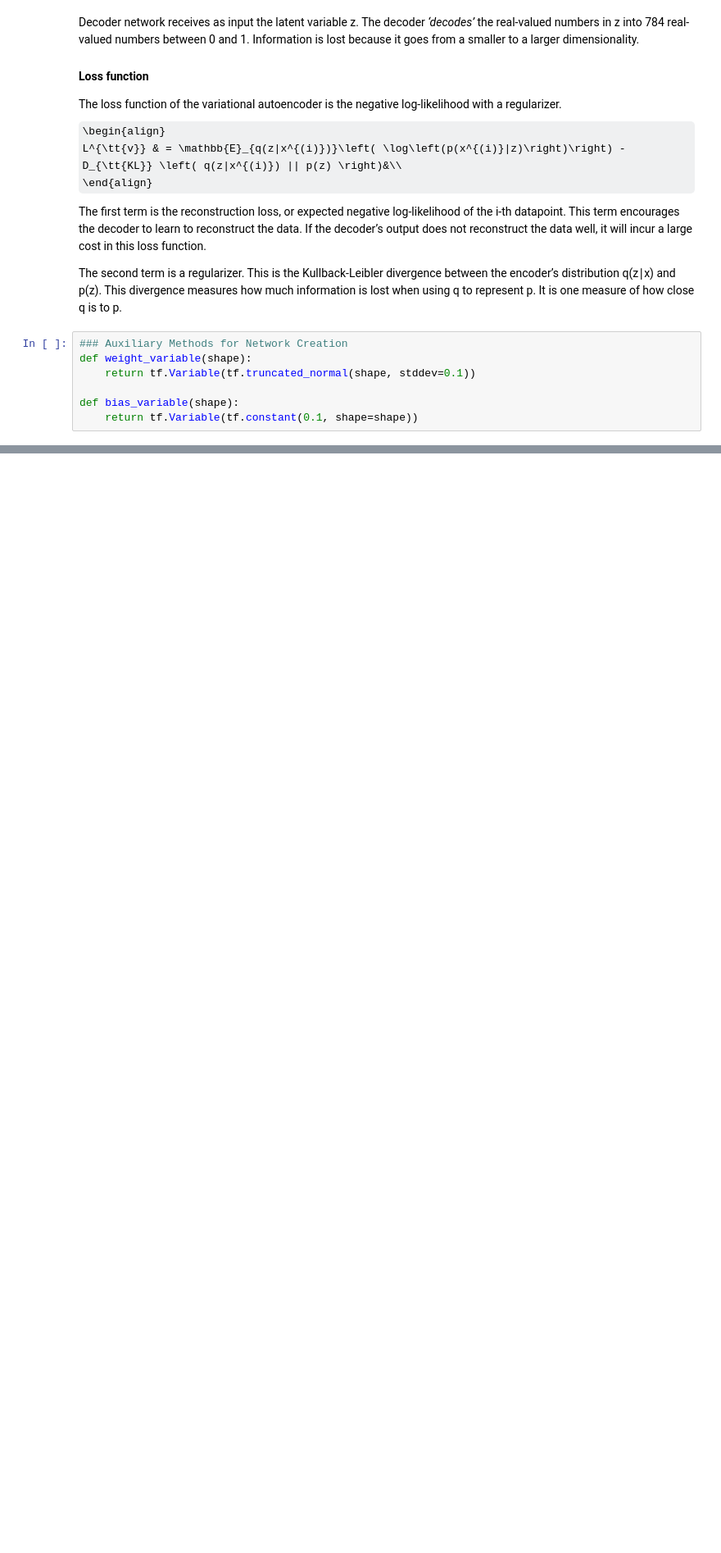
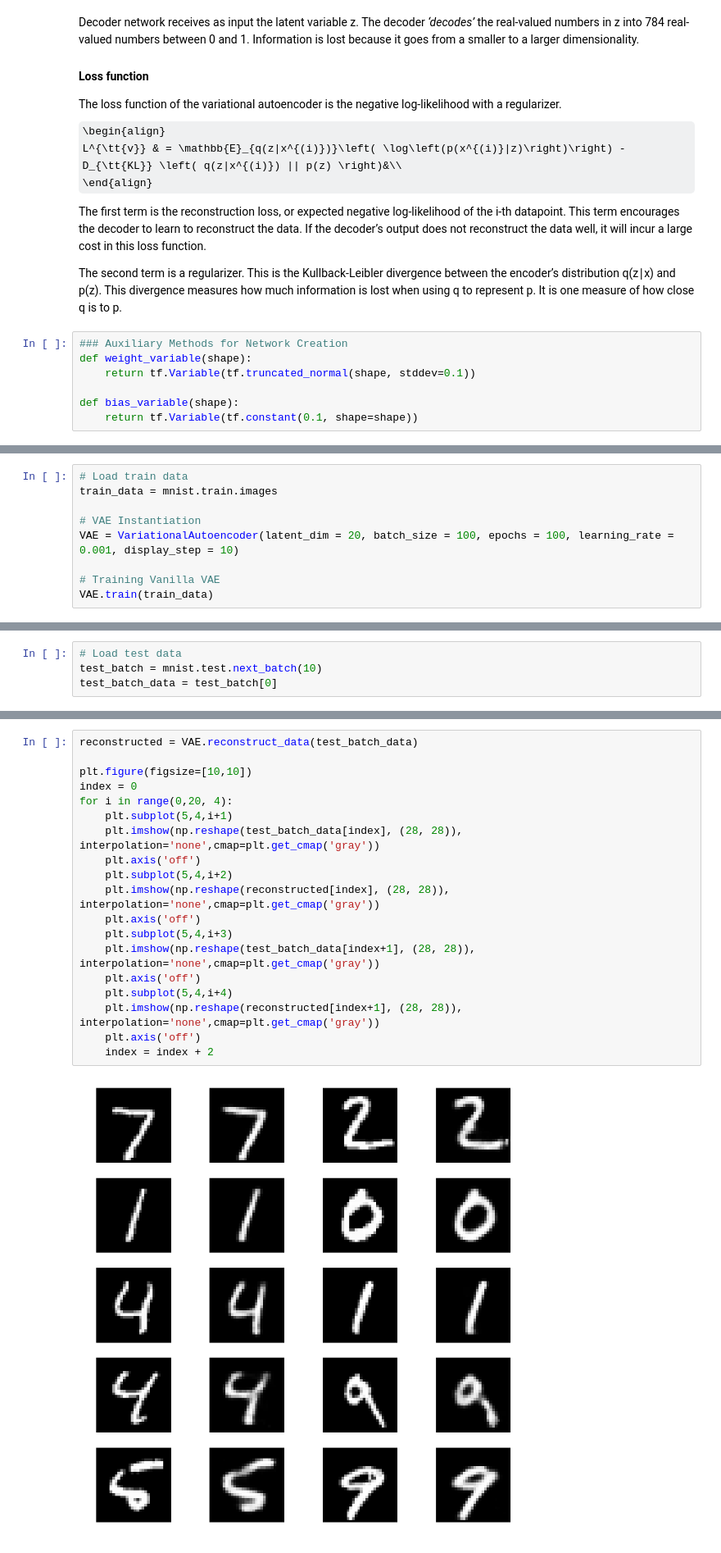
Before and after one commit to jariasf/Generative-Models, a Jupyter notebook: tensorflow/variational_autoencoder.ipynb, the cells around one changed output, grey strips where cells are left out. Shown at 82% size. Drawn from its saved outputs; the diff is of its cells as text; some formulas as TeX source; blank space fills up the shorter version.

Commit message:
Improvement for VAE, allow random image generation

```diff
--- a/tensorflow/variational_autoencoder.ipynb
+++ b/tensorflow/variational_autoencoder.ipynb
@@ -239,0 +229,9 @@ VAE.visualize_generation(x_sample[image_index:image_index + 1])
+# %%
+# Load train data
+train_data = mnist.train.images
+
+# VAE Instantiation
+VAE = VariationalAutoencoder(latent_dim = 20, batch_size = 100, epochs = 100, learning_rate = 0.001, display_step = 10)
+
+# Training Vanilla VAE
+VAE.train(train_data)
@@ -239,0 +249,4 @@ VAE.visualize_generation(x_sample[image_index:image_index + 1])
+# %%
+# Load test data
+test_batch = mnist.test.next_batch(10)
+test_batch_data = test_batch[0]
@@ -239,0 +255,21 @@ VAE.visualize_generation(x_sample[image_index:image_index + 1])
+# %%
+reconstructed = VAE.reconstruct_data(test_batch_data)
+
+plt.figure(figsize=[10,10])
+index = 0
+for i in range(0,20, 4):
+    plt.subplot(5,4,i+1)
+    plt.imshow(np.reshape(test_batch_data[index], (28, 28)), interpolation='none',cmap=plt.get_cmap('gray'))
+    plt.axis('off')
+    plt.subplot(5,4,i+2)
+    plt.imshow(np.reshape(reconstructed[index], (28, 28)), interpolation='none',cmap=plt.get_cmap('gray'))
+    plt.axis('off')
+    plt.subplot(5,4,i+3)
+    plt.imshow(np.reshape(test_batch_data[index+1], (28, 28)), interpolation='none',cmap=plt.get_cmap('gray'))
+    plt.axis('off')
+    plt.subplot(5,4,i+4)
+    plt.imshow(np.reshape(reconstructed[index+1], (28, 28)), interpolation='none',cmap=plt.get_cmap('gray'))
+    plt.axis('off')
+    index = index + 2
+# %% [output]
+[figure, added]
```
Also changed, not shown: parts of 10 cells of this notebook.
